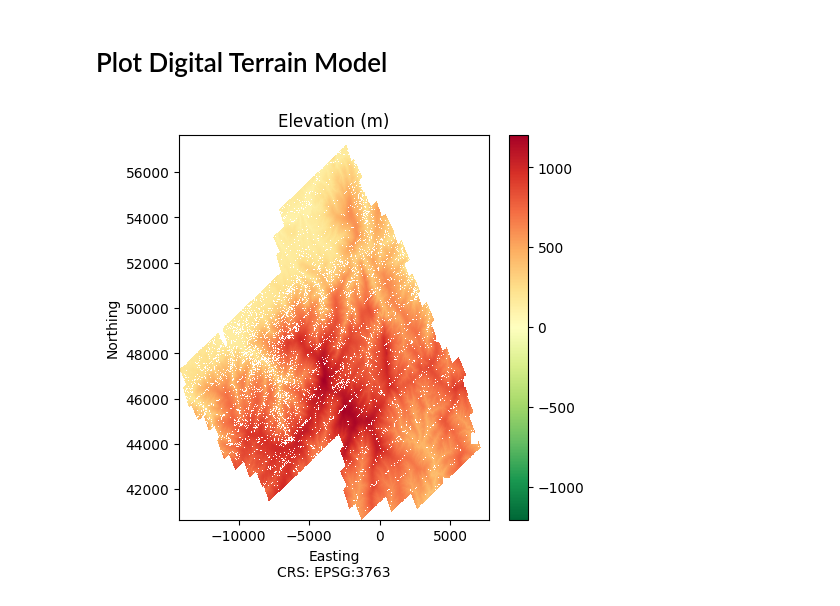
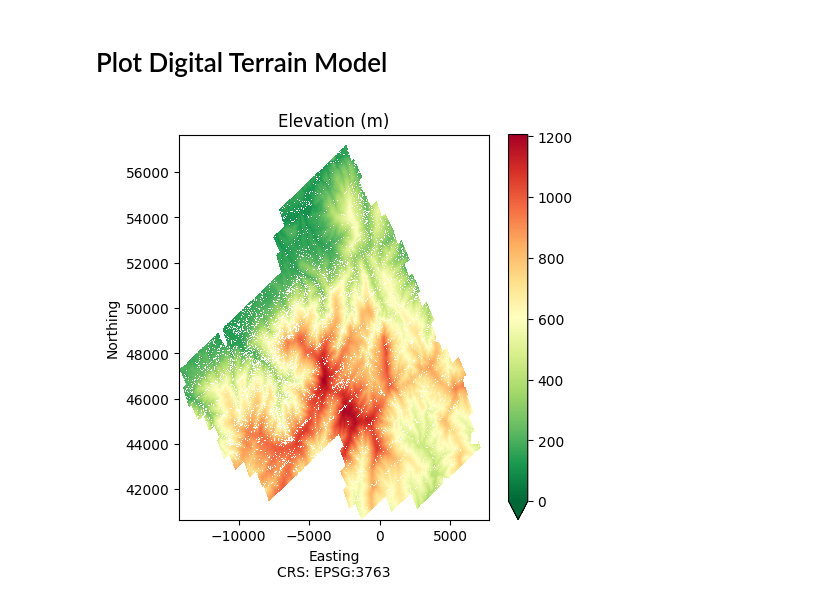
Before and after one commit to JPPereira93/geospatial-workflows, a Jupyter notebook: lidar_processing/lidar_to_dem.ipynb, the cells around one changed output. Drawn from its saved outputs; the diff is of its cells as text; code cells hidden in the pictures.

```diff
--- a/lidar_processing/lidar_to_dem.ipynb
+++ b/lidar_processing/lidar_to_dem.ipynb
@@ -144,19 +144,23 @@ Conversion successful: SL_lidar_merged.copc_filtered_label_2.copc_1m.tiff saved
 # %%
 import matplotlib.pyplot as plt
 import numpy as np
 import rioxarray as rio
 
 dtm_path = r"C:\Users\fuji_\Desktop\portfolio_geospatial\lidar_processing\SL_lidar_merged.copc_filtered_label_2.copc_1m.tiff"
 
 dtm = rio.open_rasterio(dtm_path)
 
 dtm_mask = dtm.where(dtm != dtm.rio.nodata)
 
+
 plt.figure(figsize=(5, 5))
-dtm_mask.plot(cmap='RdYlGn_r')
+
+# Set minimum custom value as 0 as it is above sea level
+
+dtm_mask.plot(cmap='RdYlGn_r', vmin=0)
 plt.title('Elevation (m)')
 plt.xlabel(f'Easting\nCRS: {dtm.rio.crs}')
 plt.ylabel('Northing')
 plt.show()
 # %% [output]
-[figure, old version]
+[figure, new version]
```
